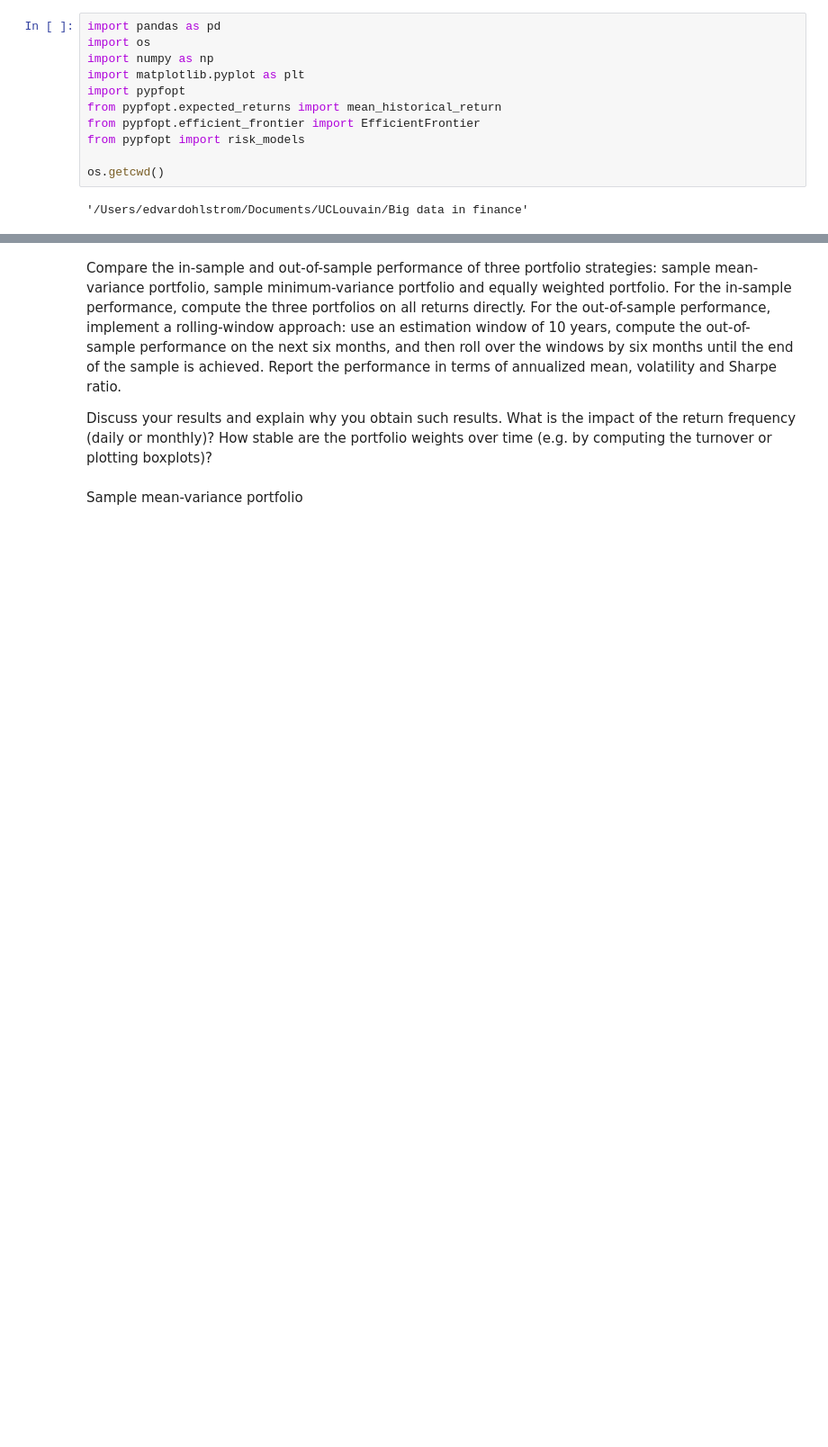
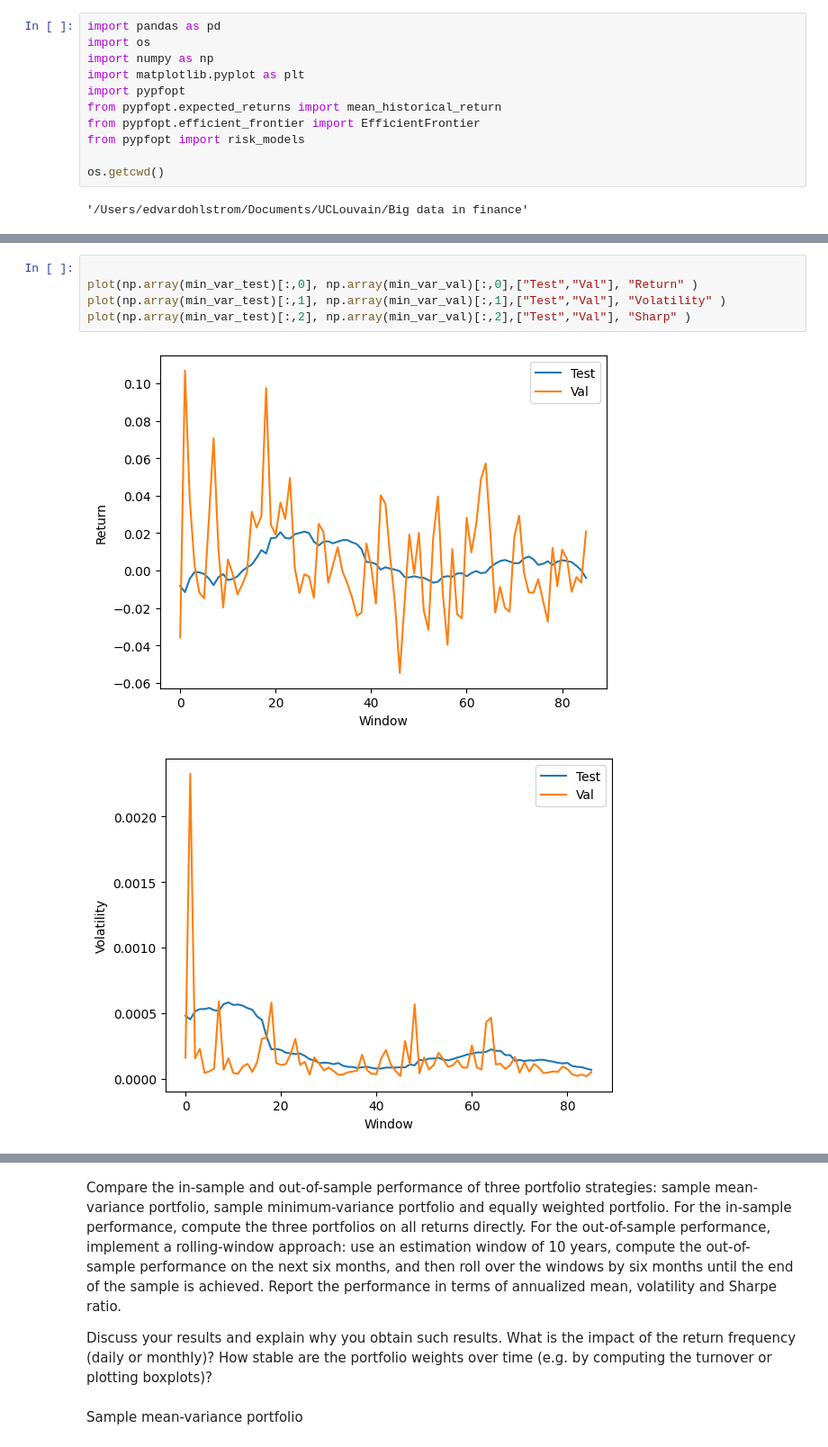
Before and after one commit to ohlstre1/Big-Data-in-Finance, a Jupyter notebook: source.ipynb, the cells around one changed output, grey strips where cells are left out. Shown at 90% size. Drawn from its saved outputs; the diff is of its cells as text; blank space fills up the shorter version.

```diff
--- a/source.ipynb
+++ b/source.ipynb
@@ -90,0 +149,8 @@ for i in range(num_of_windows):
+# %%
+
+plot(np.array(min_var_test)[:,0], np.array(min_var_val)[:,0],["Test","Val"], "Return" )
+plot(np.array(min_var_test)[:,1], np.array(min_var_val)[:,1],["Test","Val"], "Volatility" )
+plot(np.array(min_var_test)[:,2], np.array(min_var_val)[:,2],["Test","Val"], "Sharp" )
+# %% [output]
+[figure, added]
+[figure, added]
```
Also changed, not shown: parts of 8 cells of this notebook.
